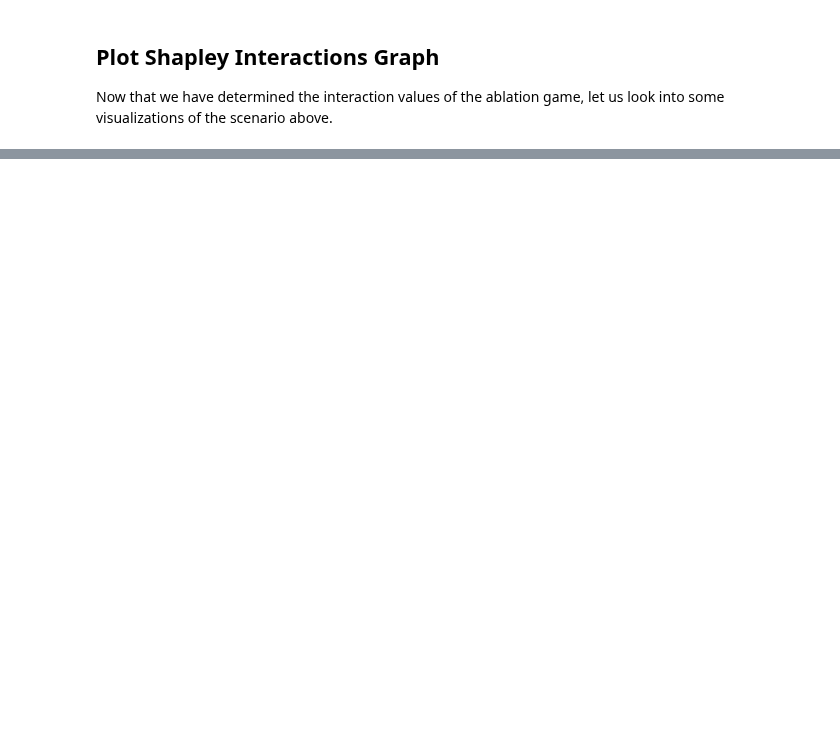
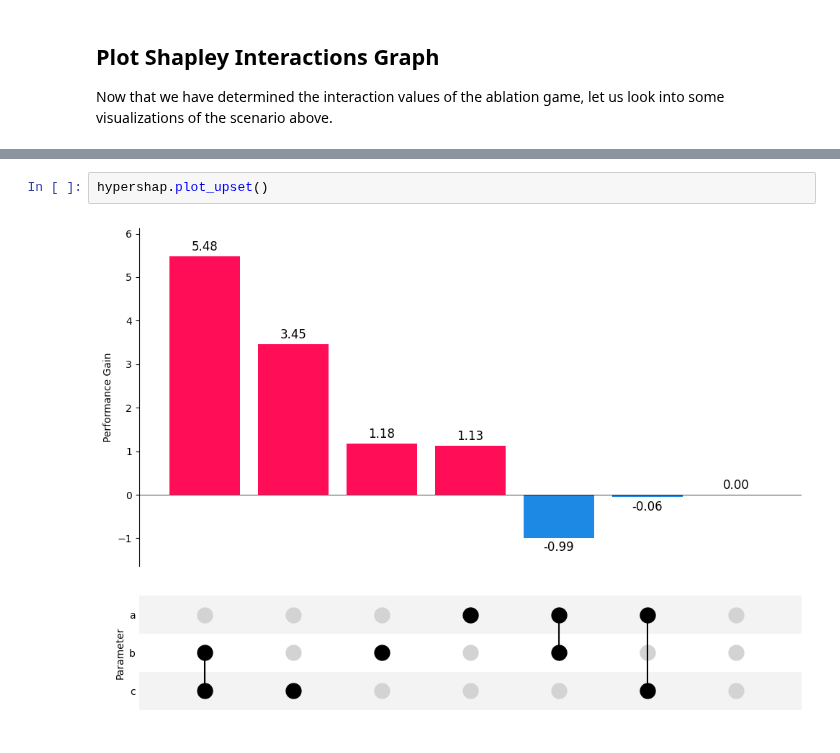
Before and after one commit to automl/HyperSHAP, a Jupyter notebook: examples/ablation-example.ipynb, the cells around one changed output, grey strips where cells are left out. Saved outputs shown, nothing was run; the diff lists cells and outputs as text; blank space fills up the shorter version.

Commit message:
Fixed tunability test and added more plotting short handles to the HyperSHAP interface.

```diff
--- a/examples/ablation-example.ipynb
+++ b/examples/ablation-example.ipynb
@@ -106,0 +107,4 @@ hypershap.plot_si_graph()
+# %%
+hypershap.plot_upset()
+# %% [output]
+[figure, added]
```
Also changed, not shown: parts of 3 cells of this notebook, 3 other files.
